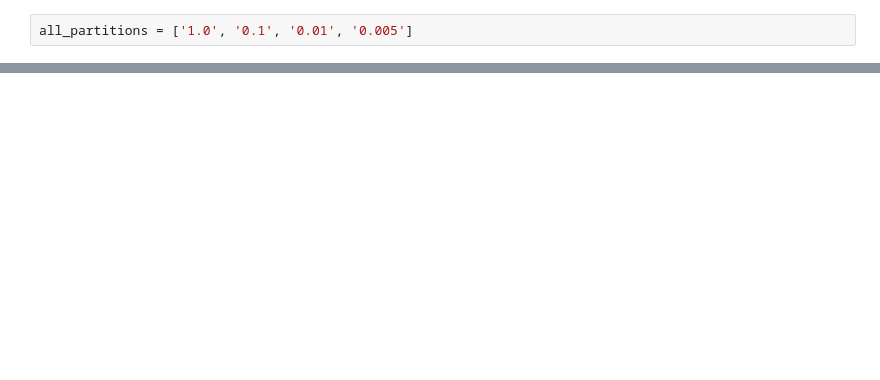
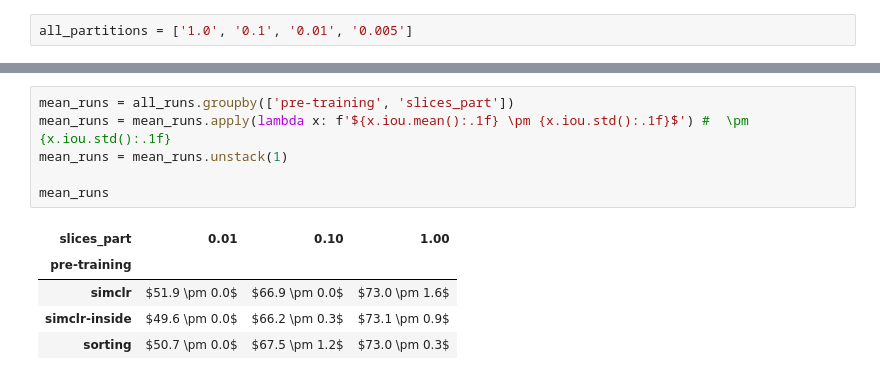
Before and after one commit to DL4XRayTomoImaging-KIT/training-repo, a Jupyter notebook: compare trainings.ipynb, the cells around one changed output, grey strips where cells are left out. Cells and saved outputs as stored; diff of their text form; blank space fills up the shorter version.

```diff
--- a/compare trainings.ipynb
+++ b/compare trainings.ipynb
@@ -47,0 +109,12 @@ plt.show()
+# %%
+mean_runs = all_runs.groupby(['pre-training', 'slices_part'])
+mean_runs = mean_runs.apply(lambda x: f'${x.iou.mean():.1f} \pm {x.iou.std():.1f}$') #  \pm {x.iou.std():.1f}
+mean_runs = mean_runs.unstack(1)
+
+mean_runs
+# %% [output]
+| slices_part | 0.01 | 0.10 | 1.00 |
+| pre-training |  |  |  |
+| simclr | $51.9 \pm 0.0$ | $66.9 \pm 0.0$ | $73.0 \pm 1.6$ |
+| simclr-inside | $49.6 \pm 0.0$ | $66.2 \pm 0.3$ | $73.1 \pm 0.9$ |
+| sorting | $50.7 \pm 0.0$ | $67.5 \pm 1.2$ | $73.0 \pm 0.3$ |
```
Also changed, not shown: parts of 20 cells of this notebook, 15 other files.
